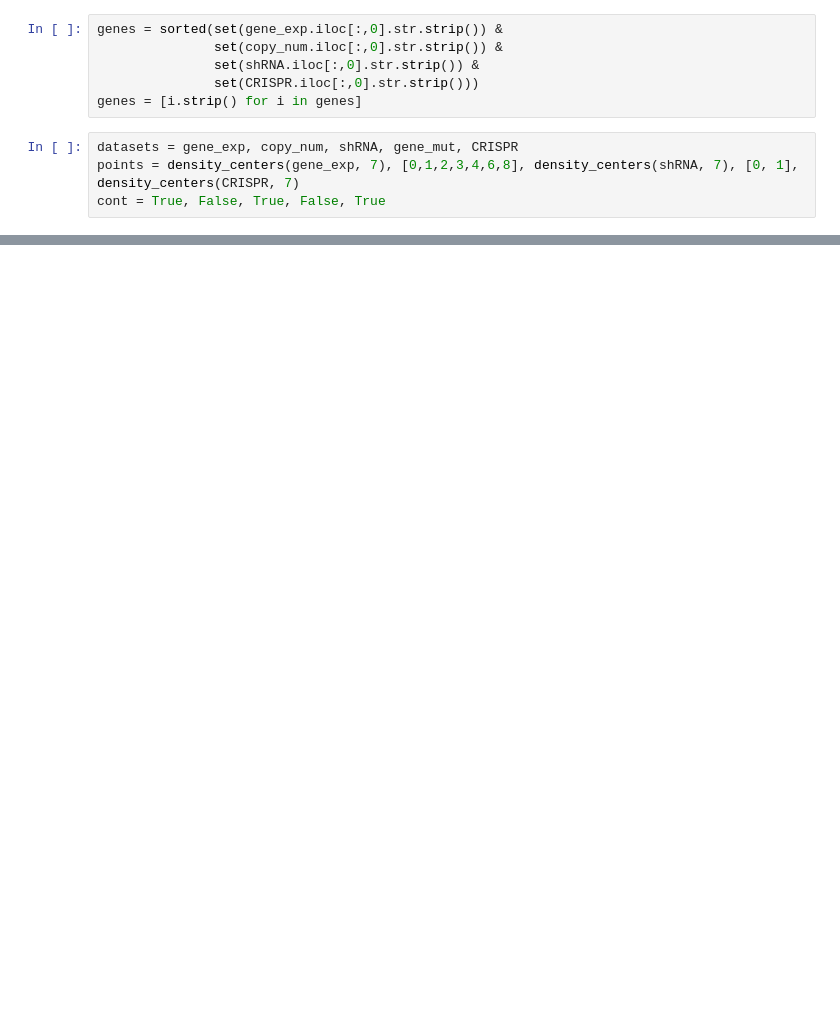
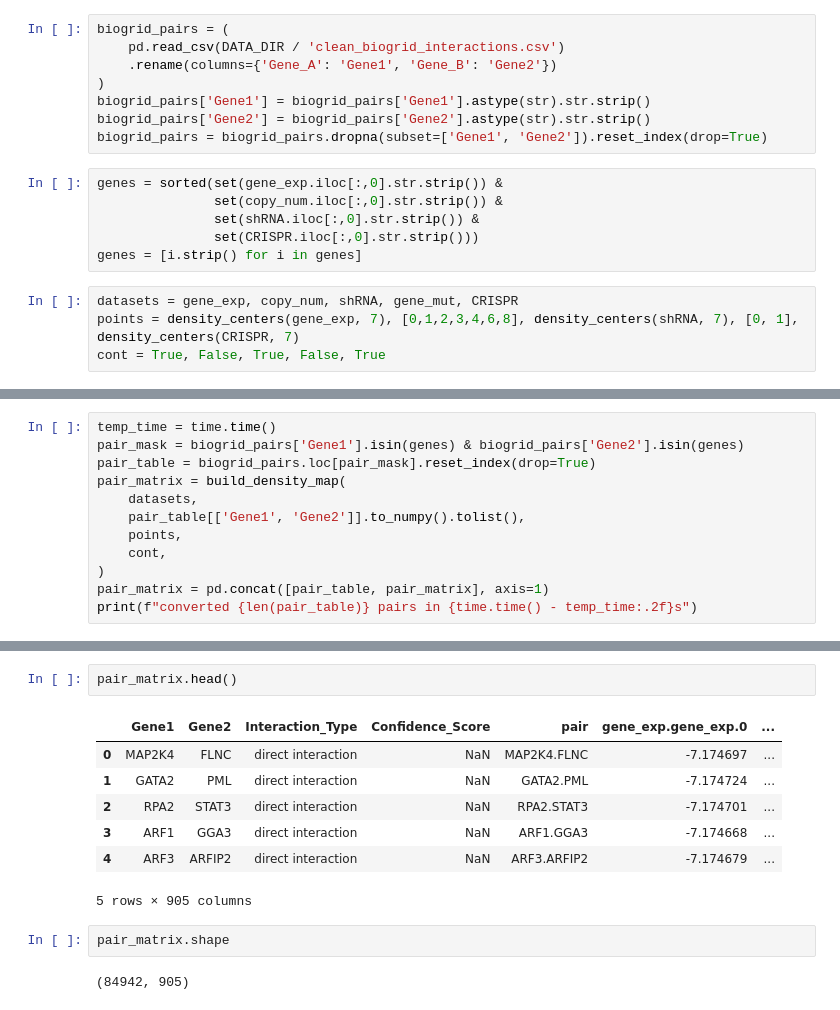
Before and after one commit to justinx1229/pdm_learn, a Jupyter notebook: notebooks/PPI/data conversion PPI.ipynb, the cells around one changed output, grey strips where cells are left out. Cells and saved outputs as stored; diff of their text form; blank space fills up the shorter version.

Commit message:
more PPI large dataset

```diff
--- a/notebooks/PPI/data conversion PPI.ipynb
+++ b/notebooks/PPI/data conversion PPI.ipynb
@@ -68,3 +65,11 @@ neg = pd.read_pickle(resolve_path('/Users/jzx/Documents/Computer Science/CCLE_ML
+# %%
+biogrid_pairs = (
+    pd.read_csv(DATA_DIR / 'clean_biogrid_interactions.csv')
+    .rename(columns={'Gene_A': 'Gene1', 'Gene_B': 'Gene2'})
+)
+biogrid_pairs['Gene1'] = biogrid_pairs['Gene1'].astype(str).str.strip()
+biogrid_pairs['Gene2'] = biogrid_pairs['Gene2'].astype(str).str.strip()
+biogrid_pairs = biogrid_pairs.dropna(subset=['Gene1', 'Gene2']).reset_index(drop=True)
 # %%
 genes = sorted(set(gene_exp.iloc[:,0].str.strip()) &
                set(copy_num.iloc[:,0].str.strip()) &
@@ -286,0 +106,12 @@ pos_out[5]
+# %%
+temp_time = time.time()
+pair_mask = biogrid_pairs['Gene1'].isin(genes) & biogrid_pairs['Gene2'].isin(genes)
+pair_table = biogrid_pairs.loc[pair_mask].reset_index(drop=True)
+pair_matrix = build_density_map(
+    datasets,
+    pair_table[['Gene1', 'Gene2']].to_numpy().tolist(),
+    points,
+    cont,
+)
+pair_matrix = pd.concat([pair_table, pair_matrix], axis=1)
+print(f"converted {len(pair_table)} pairs in {time.time() - temp_time:.2f}s")
@@ -286,0 +147,14 @@ pos_out[5]
+# %%
+pair_matrix.head()
+# %% [output]
+|  | Gene1 | Gene2 | Interaction_Type | Confidence_Score | pair | gene_exp.gene_exp.0 | ... |
+| 0 | MAP2K4 | FLNC | direct interaction | NaN | MAP2K4.FLNC | -7.174697 | ... |
+| 1 | GATA2 | PML | direct interaction | NaN | GATA2.PML | -7.174724 | ... |
+| 2 | RPA2 | STAT3 | direct interaction | NaN | RPA2.STAT3 | -7.174701 | ... |
+| 3 | ARF1 | GGA3 | direct interaction | NaN | ARF1.GGA3 | -7.174668 | ... |
+| 4 | ARF3 | ARFIP2 | direct interaction | NaN | ARF3.ARFIP2 | -7.174679 | ... |
+5 rows × 905 columns
+# %%
+pair_matrix.shape
+# %% [output]
+(84942, 905)
```
Also changed, not shown: parts of 10 cells of this notebook, 8 other files.
